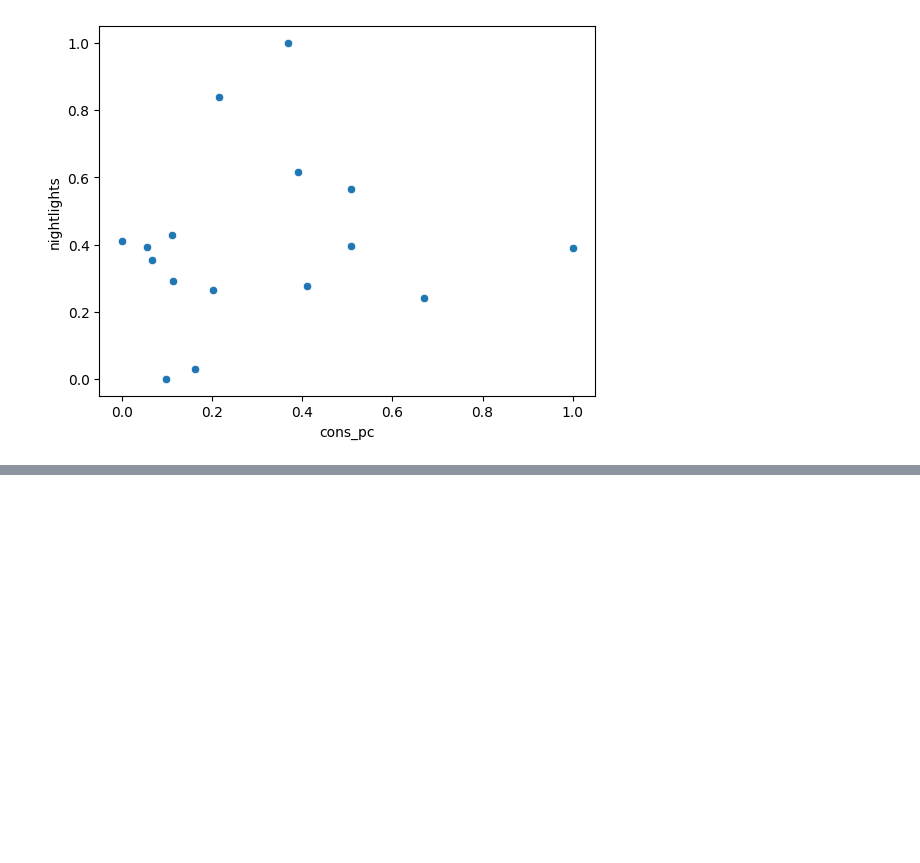
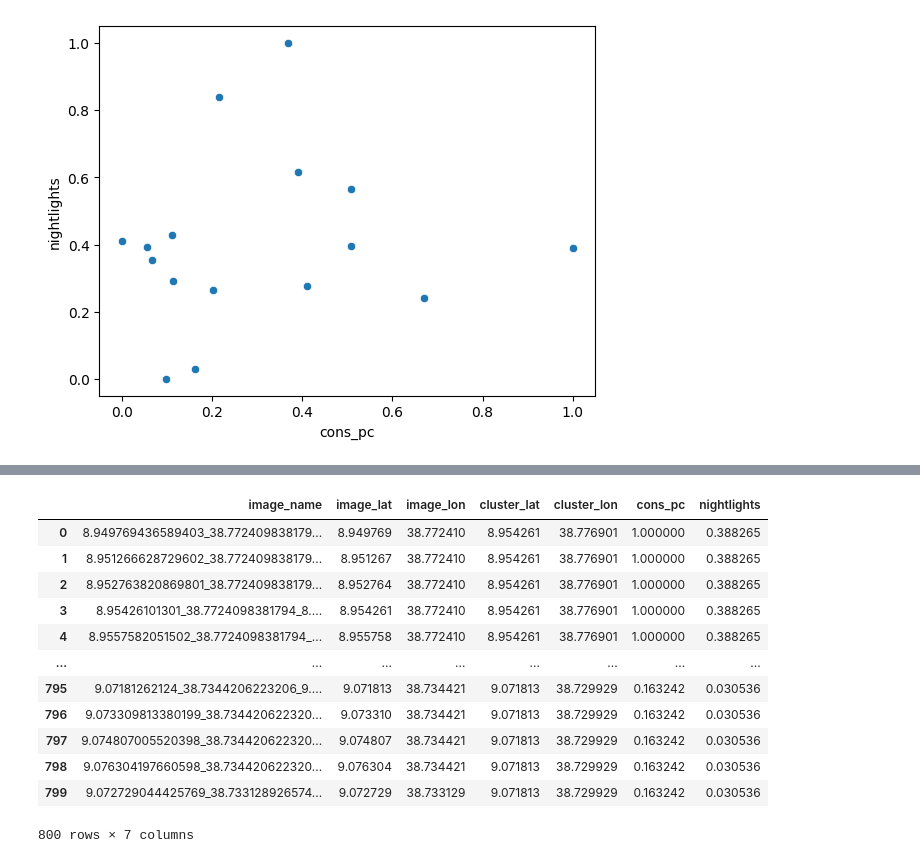
Before and after one commit to ladis-jil/Predicting-Economic-Activity-Satelite-Imagery, a Jupyter notebook: test_notebook.ipynb, the cells around one changed output, grey strips where cells are left out. Cells and saved outputs as stored; diff of their text form; code cells hidden in the pictures; blank space fills up the shorter version.

```diff
--- a/test_notebook.ipynb
+++ b/test_notebook.ipynb
@@ -204,0 +276,18 @@ See the caveats in the documentation: https://pandas.pydata.org/pandas-docs/stab
+# %%
+df_eth_download = generate_download_locations(filtered_df)
+# %%
+df_eth_download
+# %% [output]
+|  | image_name | image_lat | image_lon | cluster_lat | cluster_lon | cons_pc | nightlights |
+| 0 | 8.949769436589403_38.772409838179... | 8.949769 | 38.772410 | 8.954261 | 38.776901 | 1.000000 | 0.388265 |
+| 1 | 8.951266628729602_38.772409838179... | 8.951267 | 38.772410 | 8.954261 | 38.776901 | 1.000000 | 0.388265 |
+| 2 | 8.952763820869801_38.772409838179... | 8.952764 | 38.772410 | 8.954261 | 38.776901 | 1.000000 | 0.388265 |
+| 3 | 8.95426101301_38.7724098381794_8.... | 8.954261 | 38.772410 | 8.954261 | 38.776901 | 1.000000 | 0.388265 |
+| 4 | 8.9557582051502_38.7724098381794_... | 8.955758 | 38.772410 | 8.954261 | 38.776901 | 1.000000 | 0.388265 |
+| ... | ... | ... | ... | ... | ... | ... | ... |
+| 795 | 9.07181262124_38.7344206223206_9.... | 9.071813 | 38.734421 | 9.071813 | 38.729929 | 0.163242 | 0.030536 |
+| 796 | 9.073309813380199_38.734420622320... | 9.073310 | 38.734421 | 9.071813 | 38.729929 | 0.163242 | 0.030536 |
+| 797 | 9.074807005520398_38.734420622320... | 9.074807 | 38.734421 | 9.071813 | 38.729929 | 0.163242 | 0.030536 |
+| 798 | 9.076304197660598_38.734420622320... | 9.076304 | 38.734421 | 9.071813 | 38.729929 | 0.163242 | 0.030536 |
+| 799 | 9.072729044425769_38.733128926574... | 9.072729 | 38.733129 | 9.071813 | 38.729929 | 0.163242 | 0.030536 |
+800 rows × 7 columns
```
Also changed, not shown: parts of 6 cells of this notebook, 17 other files.
